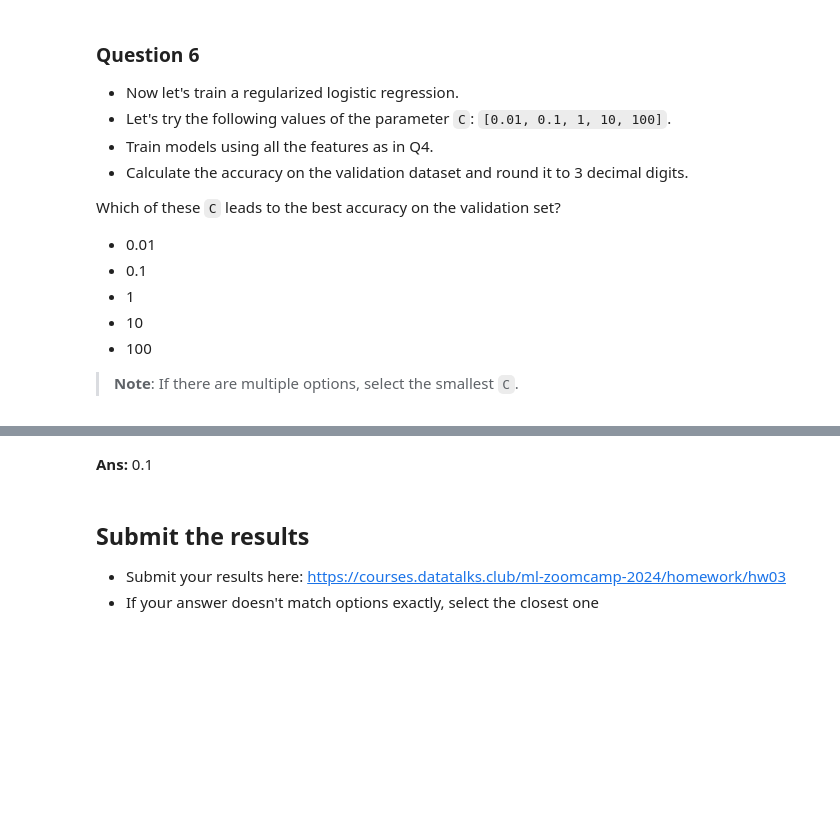
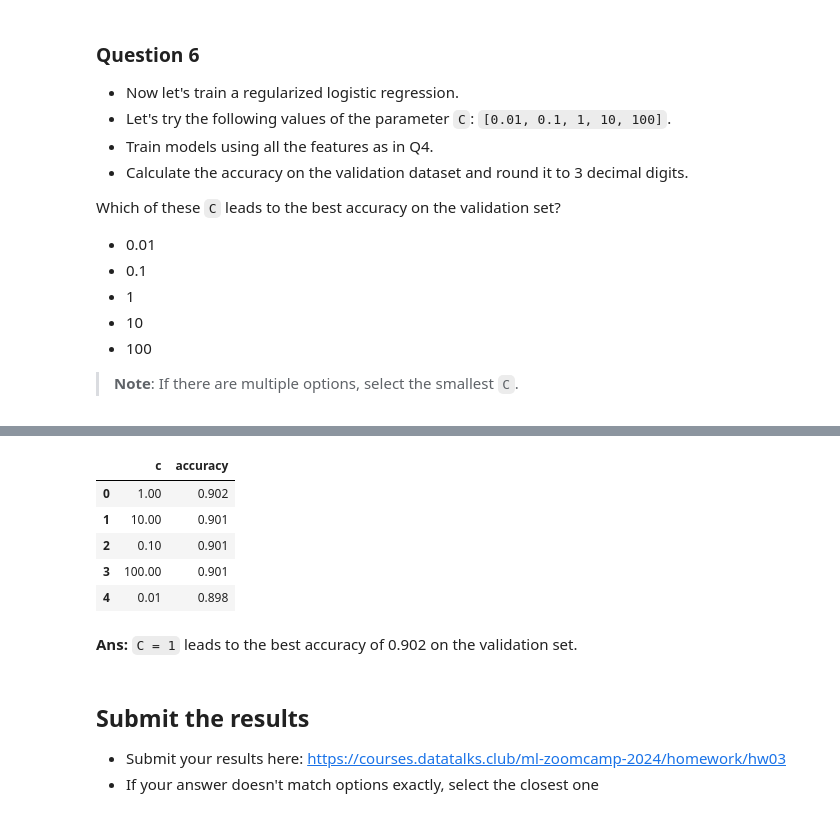
Before and after one commit to wanyingng/machine-learning-zoomcamp-2024, a Jupyter notebook: 03-classification/homework.ipynb, the cells around one changed output, grey strips where cells are left out. Saved outputs shown, nothing was run; the diff lists cells and outputs as text; code cells hidden in the pictures; blank space fills up the shorter version.

```diff
--- a/03-classification/homework.ipynb
+++ b/03-classification/homework.ipynb
@@ -616,0 +621,10 @@ What accuracy did you get?
+# %%
+dv = DictVectorizer(sparse=False)
+
+train_dict = df_train.to_dict(orient="records")
+# Fit the training dictionary and immediately transform it
+X_train = dv.fit_transform(train_dict)
+
+# Transform the validation dictionary into a feature matrix
+val_dict = df_val.to_dict(orient="records")
+X_val = dv.transform(val_dict)
@@ -651,3 +813,25 @@ Which of these `C` leads to the best accuracy on the validation set?
 - 100
 
 > **Note**: If there are multiple options, select the smallest `C`.
+# %%
+dv = DictVectorizer(sparse=False)
+
+train_dict = df_train.to_dict(orient="records")
+X_train = dv.fit_transform(train_dict)
+
+val_dict = df_val.to_dict(orient="records")
+X_val = dv.transform(val_dict)
+
+C = [0.01, 0.1, 1, 10, 100]
+results = []
+
+for c in C:
+    model = LogisticRegression(solver='liblinear', C=c, max_iter=1000, random_state=42)
+    model.fit(X_train, y_train)
+
+    y_pred_val = model.predict(X_val)
+    accuracy = round(accuracy_score(y_val, y_pred_val), 3)
+    # accuracy = round((y_val == y_pred_val).mean(), 3)
+    results.append({'c': c, 'accuracy': accuracy})
+
+results
@@ -654,5 +860,15 @@ Which of these `C` leads to the best accuracy on the validation set?
+# %%
+df_results = pd.DataFrame(results)
+df_results.sort_values(by='accuracy', ascending=False).reset_index(drop=True)
+# %% [output]
+|  | c | accuracy |
+| 0 | 1.00 | 0.902 |
+| 1 | 10.00 | 0.901 |
+| 2 | 0.10 | 0.901 |
+| 3 | 100.00 | 0.901 |
+| 4 | 0.01 | 0.898 |
 # %% [markdown]
-**Ans:** 0.1
+**Ans:** `C = 1` leads to the best accuracy of 0.902 on the validation set.
 # %% [markdown]
 ## Submit the results
 
```
Also changed, not shown: parts of 16 cells of this notebook.
